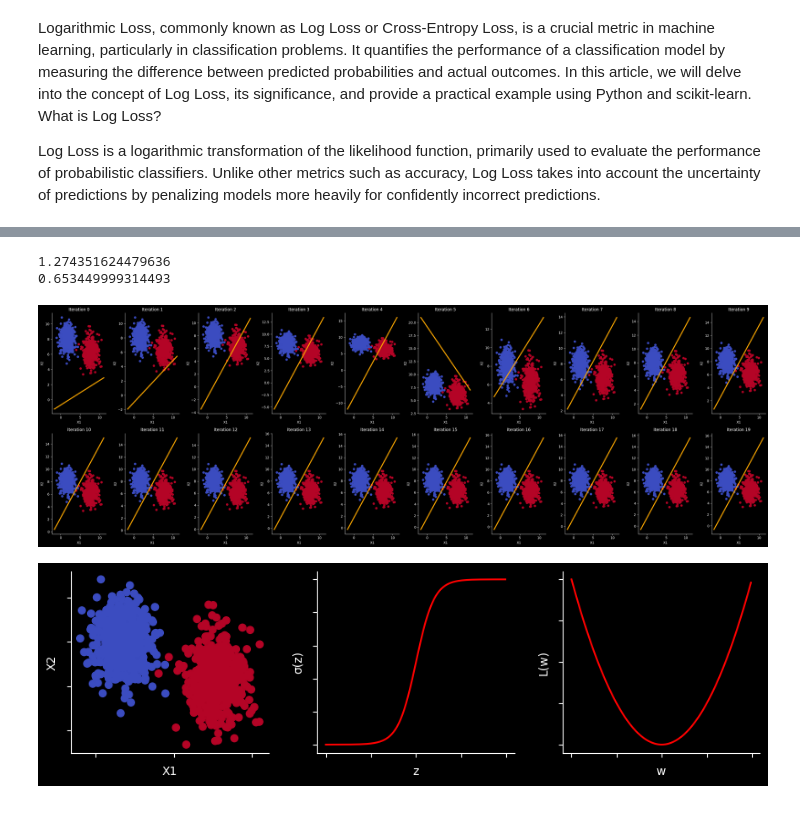
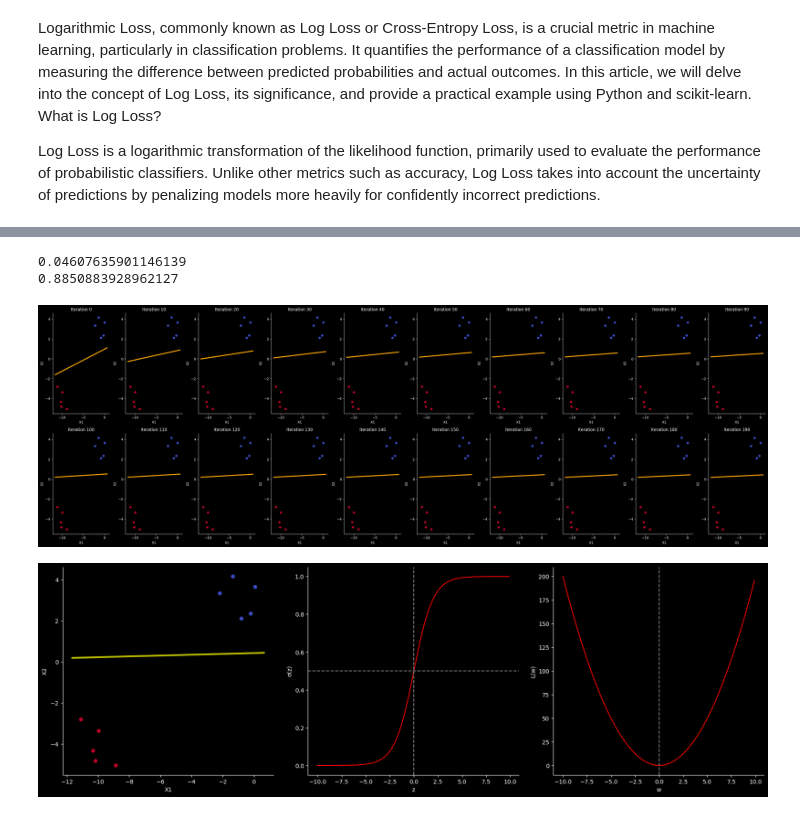
Before and after one commit to nicolascatz/EMN_MLP_NC, a Jupyter notebook: scripts/EMN_NC_First_perceptron.ipynb, the cells around one changed output, grey strips where cells are left out. Saved outputs shown, nothing was run; the diff lists cells and outputs as text; code cells hidden in the pictures.

```diff
--- a/scripts/EMN_NC_First_perceptron.ipynb
+++ b/scripts/EMN_NC_First_perceptron.ipynb
@@ -11,9 +11,9 @@ from sklearn.datasets import make_circles
 
 plt.style.use('dark_background')
 
-X, y = make_circles(n_samples=500, noise=0.1, factor=0.5, random_state=0)
+X, y = make_circles(n_samples=500, noise=0.1, factor=0.5, random_state=2)
 X, y = make_moons(n_samples=500, noise=0.1, random_state=0)
-X, y = make_blobs(n_samples=1000, centers=2, n_features=2, random_state=20)
+X, y = make_blobs(n_samples=10, centers=2, n_features=2, random_state=1)
 
 
 y = y.reshape((y.shape[0], 1))
@@ -60,5 +61 @@ def log_loss(A, y):
     return 1 / len(y) * np.sum(-y * np.log(A) - (1 - y) * np.log(1 - A))
-# %%
-a = [[1, 0], [0, 1]]
-b = [[4, 1], [2, 2]]
-np.dot(a, b)
@@ -89,13 +83,14 @@ def predict(X, W, b):
 # %%
 from sklearn.metrics import accuracy_score
 # %%
-def artificial_neuron(X, y, learning_rate = 0.1, n_iter = 10000):
+def artificial_neuron(X, y, learning_rate = 0.1, n_iter = 1000):
     # initialisation W, b
     W, b = initialisation(X)
 
     Loss = []
     Wall=[]
     ball=[]
+    allA=[]
     for i in range(n_iter):
         A = model(X, W, b)
         Loss.append(log_loss(A, y))
@@ -103,11 +98,12 @@ def artificial_neuron(X, y, learning_rate = 0.1, n_iter = 10000):
         W, b = update(dW, db, W, b, learning_rate)
         Wall.append(W)
         ball.append(b)
+        allA.append(A)
 
     y_pred = predict(X, W, b)
     print(accuracy_score(y, y_pred))
 
-    fig, ax = plt.subplots(1,2,figsize=(6,3))
+    fig, ax = plt.subplots(1,3,figsize=(18,6))
     ax[0].plot(Loss, color='red')
     ax[0].set_xlabel("Iterations")
     ax[0].set_ylabel("Loss")
@@ -118,6 +114,11 @@ def artificial_neuron(X, y, learning_rate = 0.1, n_iter = 10000):
     ax[1].set_ylabel("Wi")
     ax[1].set_title("W1 and W2 over Iterations")
 
+    ax[2].plot(np.array(allA)[:,:,0])
+    ax[2].set_xlabel("Iterations")
+    ax[2].set_ylabel("A")
+    ax[2].set_title("Activation A over Iterations")
+
     plt.tight_layout(pad=2.0)
     return (W, b, Wall, ball)
 
@@ -184,7 +166,7 @@ print(ball[iter][0])
 fig, ax = plt.subplots(2, 10, figsize=(30, 10))
 ax=ax.flatten()
 for i in range(20):
-    iter = i
+    iter = i *10
     ax[i].scatter(X[:,0], X[:, 1], c=y, cmap='coolwarm')
     x1 = np.linspace(xlim[0], xlim[1], 100)
     x2 = ( - Wall[iter][0][0] * x1 - ball[iter][0]) / Wall[iter][1][0]
@@ -199,46 +181,49 @@ for i in range(20):
 
 plt.tight_layout()
 # %% [output]
-1.274351624479636
-0.653449999314493
+0.04607635901146139
+0.8850883928962127
-[figure, old version]
+[figure, new version]
 # %%
 
-fig, axis = plt.subplots(1,3,figsize=(9,3))
+fig, axis = plt.subplots(1,3,figsize=(18,6))
 ax=axis[0]
 ax.scatter(X[:,0], X[:, 1], c=y, cmap='coolwarm')
 ax.set_xlabel("X1")
 ax.set_ylabel("X2")
 ax.spines['top'].set_visible(False)
 ax.spines['right'].set_visible(False)
-ax.set_xticklabels([])
-ax.set_yticklabels([])
+
+ax.plot(x1, x2, c='y', lw=3)
 
 
 x=np.arange(-10,10,0.1)
 yy=2*x*x
-x1=np.arange(-10,10,0.1)
-y1=1/(1+np.exp(-x1))
+x11=np.arange(-10,10,0.1)
+y11=1/(1+np.exp(-x11))
 
 ax=axis[1]
-ax.plot(x1,y1,'r')
+ax.plot(x11,y11,'r')
 ax.spines['top'].set_visible(False)
 ax.spines['right'].set_visible(False)
-ax.set_xticklabels([])
-ax.set_yticklabels([])
+# ax.set_xticklabels([])
+# ax.set_yticklabels([])
 ax.set_xlabel('z')
 ax.set_ylabel('σ(z)')
+ax.axvline(x=0, color='gray', linestyle='--')
+ax.axhline(y=0.5, color='gray', linestyle='--')
 
 
 ax=axis[2]
 ax.plot(x,yy,'r')
 ax.spines['top'].set_visible(False)
 ax.spines['right'].set_visible(False)
-ax.set_xticklabels([])
-ax.set_yticklabels([])
+# ax.set_xticklabels([])
 ax.set_xlabel('w')
 ax.set_ylabel('L(w)')
+ax.axvline(x=0, color='gray', linestyle='--')
+
 plt.tight_layout(pad=2.0)
 # %% [output]
-[figure, old version]
+[figure, new version]
 # %%
```
Also changed, not shown: parts of 11 cells of this notebook, 1 other file.
